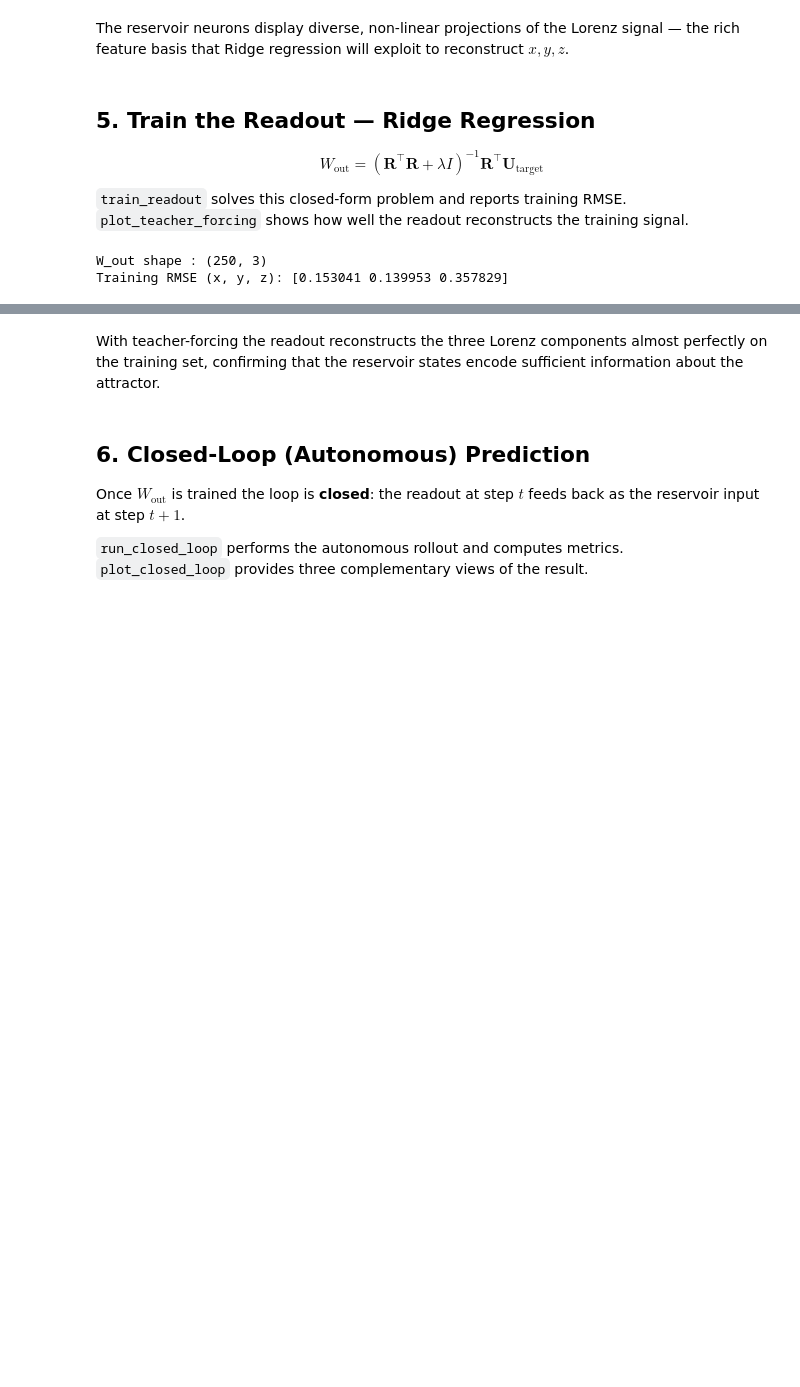
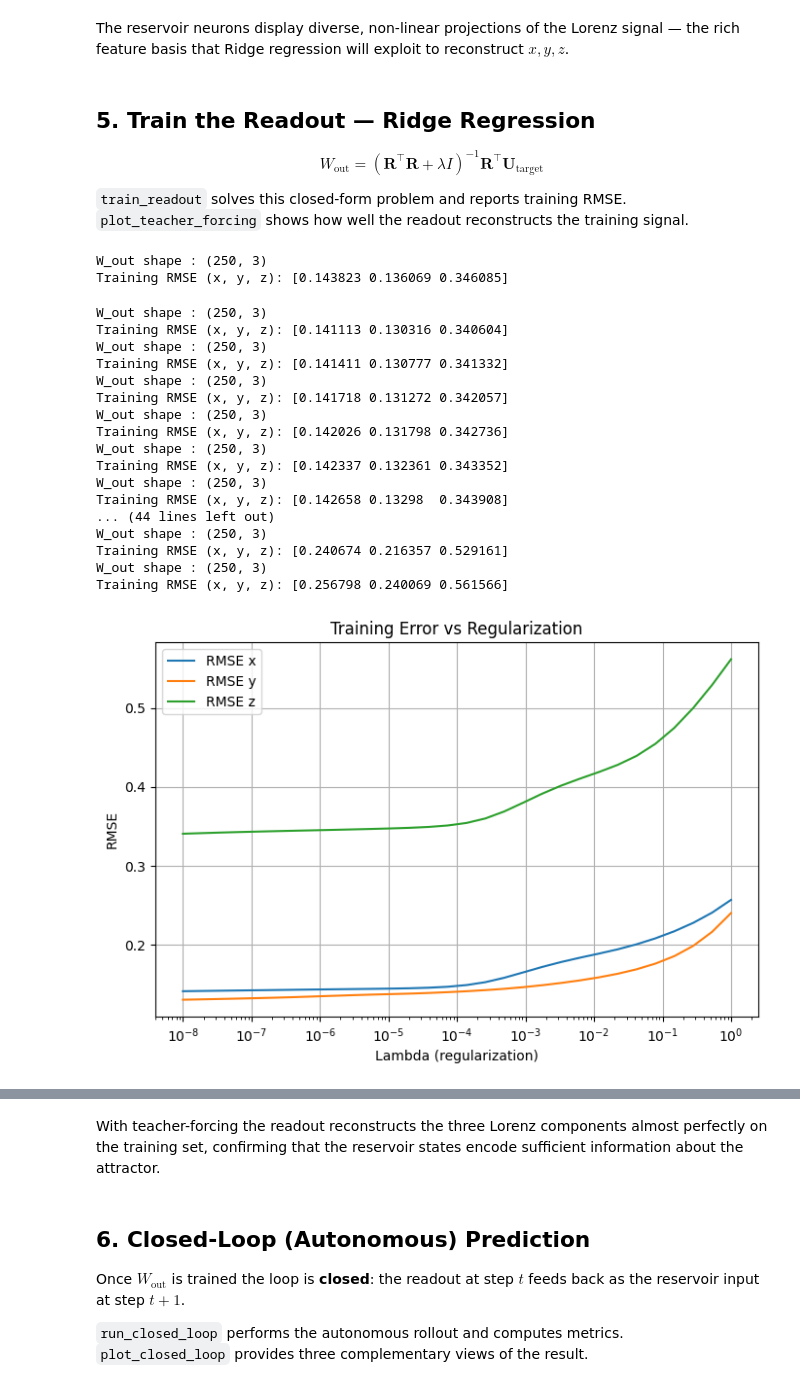
Before and after one commit to bs-machinelearning/reservoir-computing-research, a Jupyter notebook: reservoir/Antonio_Perazza_Reservoir_Run.ipynb, the cells around one changed output, grey strips where cells are left out. Drawn from its saved outputs; the diff is of its cells as text; code cells hidden in the pictures; blank space fills up the shorter version.

```diff
--- a/reservoir/Antonio_Perazza_Reservoir_Run.ipynb
+++ b/reservoir/Antonio_Perazza_Reservoir_Run.ipynb
@@ -329,7 +329,7 @@ $$W_{\text{out}} = \left(\mathbf{R}^\top \mathbf{R} + \lambda I\right)^{-1}\math
 `train_readout` solves this closed-form problem and reports training RMSE.
 `plot_teacher_forcing` shows how well the readout reconstructs the training signal.
 # %%
-def train_readout(states_data, lambda_reg=2e-6):
+def train_readout(states_data, lambda_reg=3e-6):
     """
     Solve the Ridge regression problem to find W_out.
 
@@ -357,12 +357,59 @@ def train_readout(states_data, lambda_reg=2e-6):
     rmse_train   = np.sqrt(np.mean((u_pred_train - u_target) ** 2, axis=0))
 
     print(f"W_out shape : {W_out.shape}")
-    print("Training RMSE (x, y, z):", np.round(rmse_train, 6))
+    # print("Training RMSE (x, y, z):", np.round(rmse_train, 6))
 
     return dict(W_out=W_out, u_pred_train=u_pred_train, rmse_train=rmse_train)
 
 readout_data = train_readout(states_data)
 # %% [output]
 W_out shape : (250, 3)
-Training RMSE (x, y, z): [0.153041 0.139953 0.357829]
+Training RMSE (x, y, z): [0.143823 0.136069 0.346085]
+# %%
+def sweep_lambda(states_data, lambdas):
+    rmses = []
+
+    for lam in lambdas:
+        result = train_readout(states_data, lambda_reg=lam)
+        rmses.append(result["rmse_train"])  # (3,)
+
+    return np.array(rmses)  # shape: (len(lambdas), 3)
+
+def plot_lambda_vs_error(lambdas, rmses):
+    plt.figure(figsize=(8, 5))
+
+    labels = ["x", "y", "z"]
+    for i in range(3):
+        plt.plot(lambdas, rmses[:, i], label=f"RMSE {labels[i]}")
+
+    plt.xscale("log")
+    plt.xlabel("Lambda (regularization)")
+    plt.ylabel("RMSE")
+    plt.title("Training Error vs Regularization")
+    plt.legend()
+    plt.grid(True)
+    plt.show()
+
+lambdas = np.logspace(-8, 0, 30)  # from 1e-8 to 1
+rmses = sweep_lambda(states_data, lambdas)
+plot_lambda_vs_error(lambdas, rmses)
+# %% [output]
+W_out shape : (250, 3)
+Training RMSE (x, y, z): [0.141113 0.130316 0.340604]
+W_out shape : (250, 3)
+Training RMSE (x, y, z): [0.141411 0.130777 0.341332]
+W_out shape : (250, 3)
+Training RMSE (x, y, z): [0.141718 0.131272 0.342057]
+W_out shape : (250, 3)
+Training RMSE (x, y, z): [0.142026 0.131798 0.342736]
+W_out shape : (250, 3)
+Training RMSE (x, y, z): [0.142337 0.132361 0.343352]
+W_out shape : (250, 3)
+Training RMSE (x, y, z): [0.142658 0.13298  0.343908]
+... (44 lines left out)
+W_out shape : (250, 3)
+Training RMSE (x, y, z): [0.240674 0.216357 0.529161]
+W_out shape : (250, 3)
+Training RMSE (x, y, z): [0.256798 0.240069 0.561566]
+[figure, added]
 # %%
```
Also changed, not shown: parts of 6 cells of this notebook.
